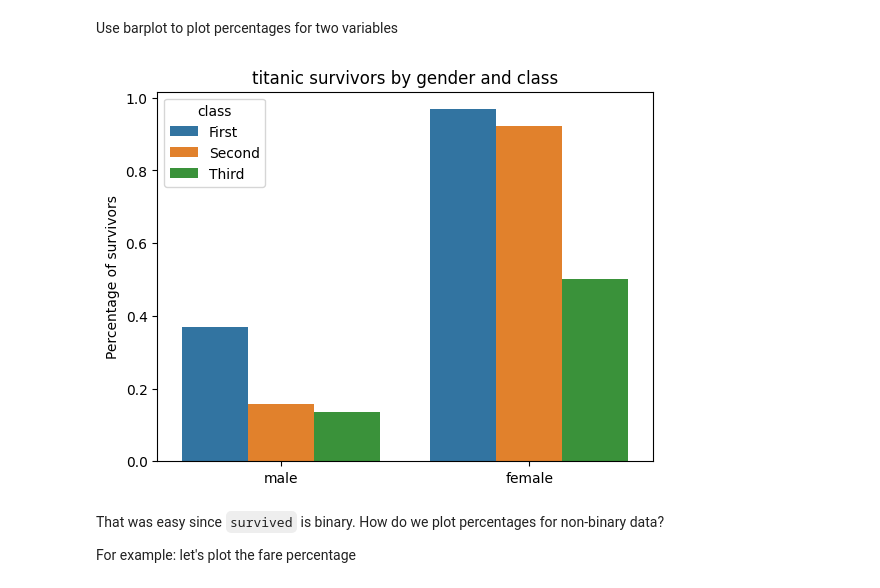
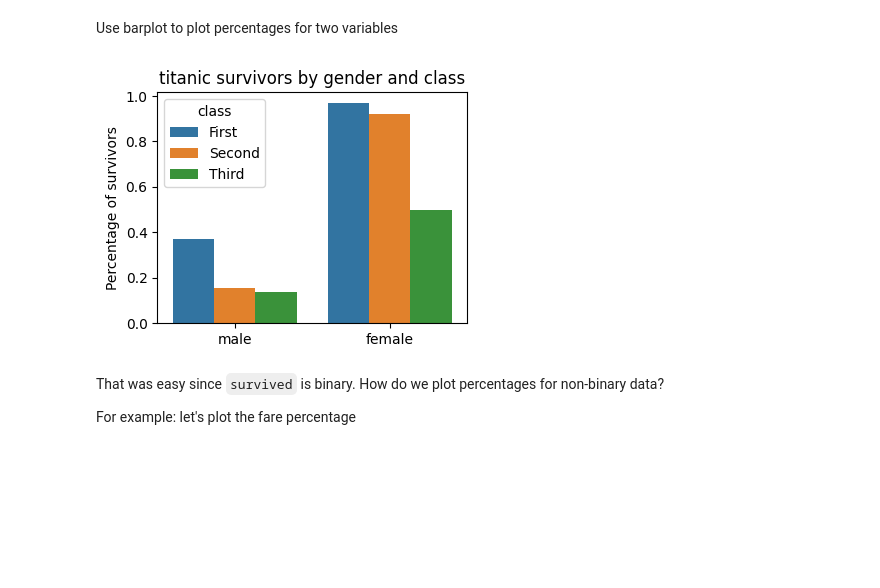
Before and after one commit to nlihin/data-analytics, a Jupyter notebook: unit11_visualization.ipynb, the cells around one changed output. Cells and saved outputs as stored; diff of their text form; code cells hidden in the pictures; blank space fills up the shorter version.

```diff
--- a/unit11_visualization.ipynb
+++ b/unit11_visualization.ipynb
@@ -151,13 +168,14 @@ plt.show()
 # %% [markdown]
 Use barplot to plot percentages for two variables
 # %%
+plt.figure(figsize=(4,3))
 sns.barplot(x="sex", y="survived", hue="class",  errorbar=None, data=titanic)
 plt.xlabel("")
 plt.ylabel("Percentage of survivors")
 plt.title("titanic survivors by gender and class")
 plt.show()
 # %% [output]
-[figure, old version]
+[figure, new version]
 # %% [markdown]
 That was easy since `survived` is binary.
 How do we plot percentages for non-binary data?
```
Also changed, not shown: parts of 26 cells of this notebook.
